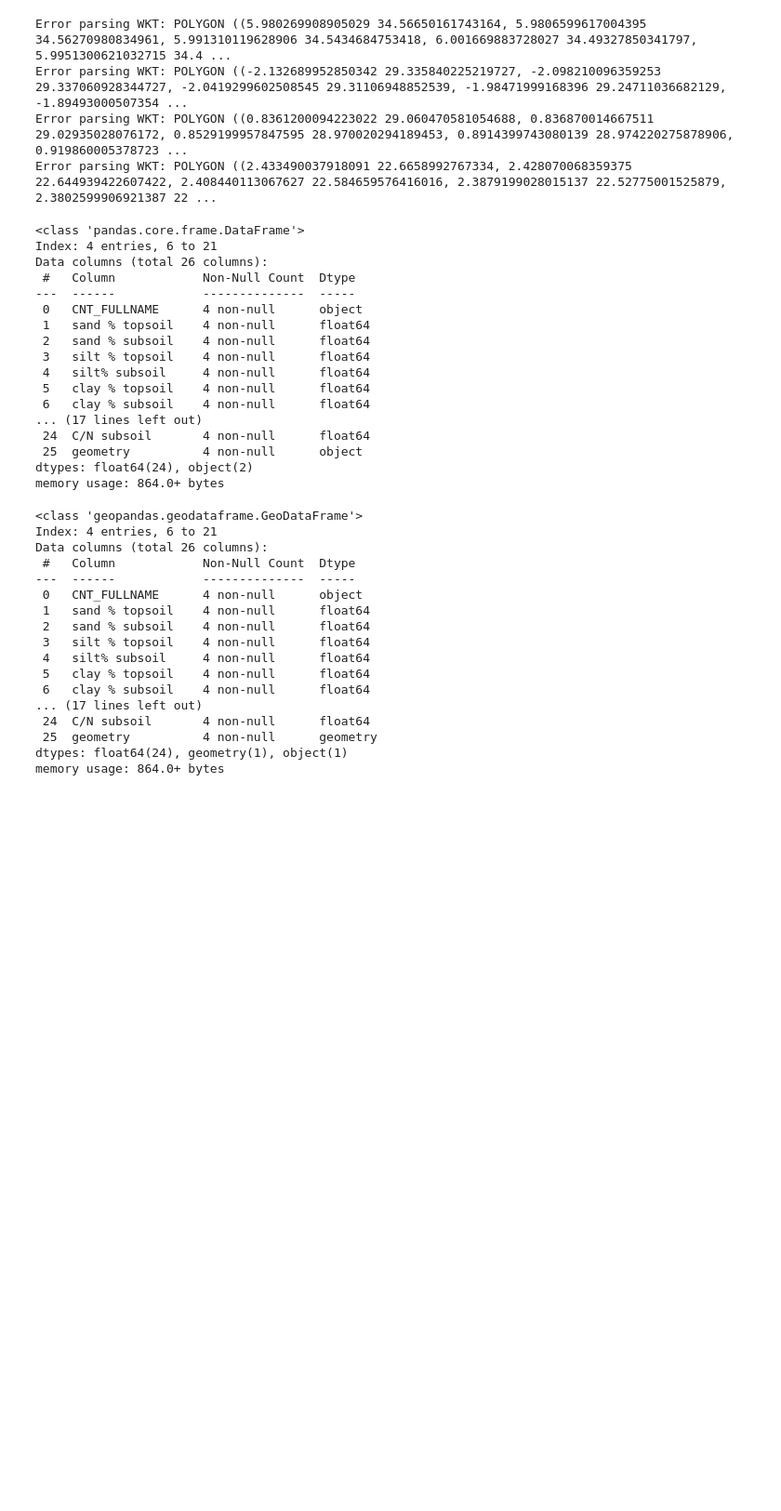
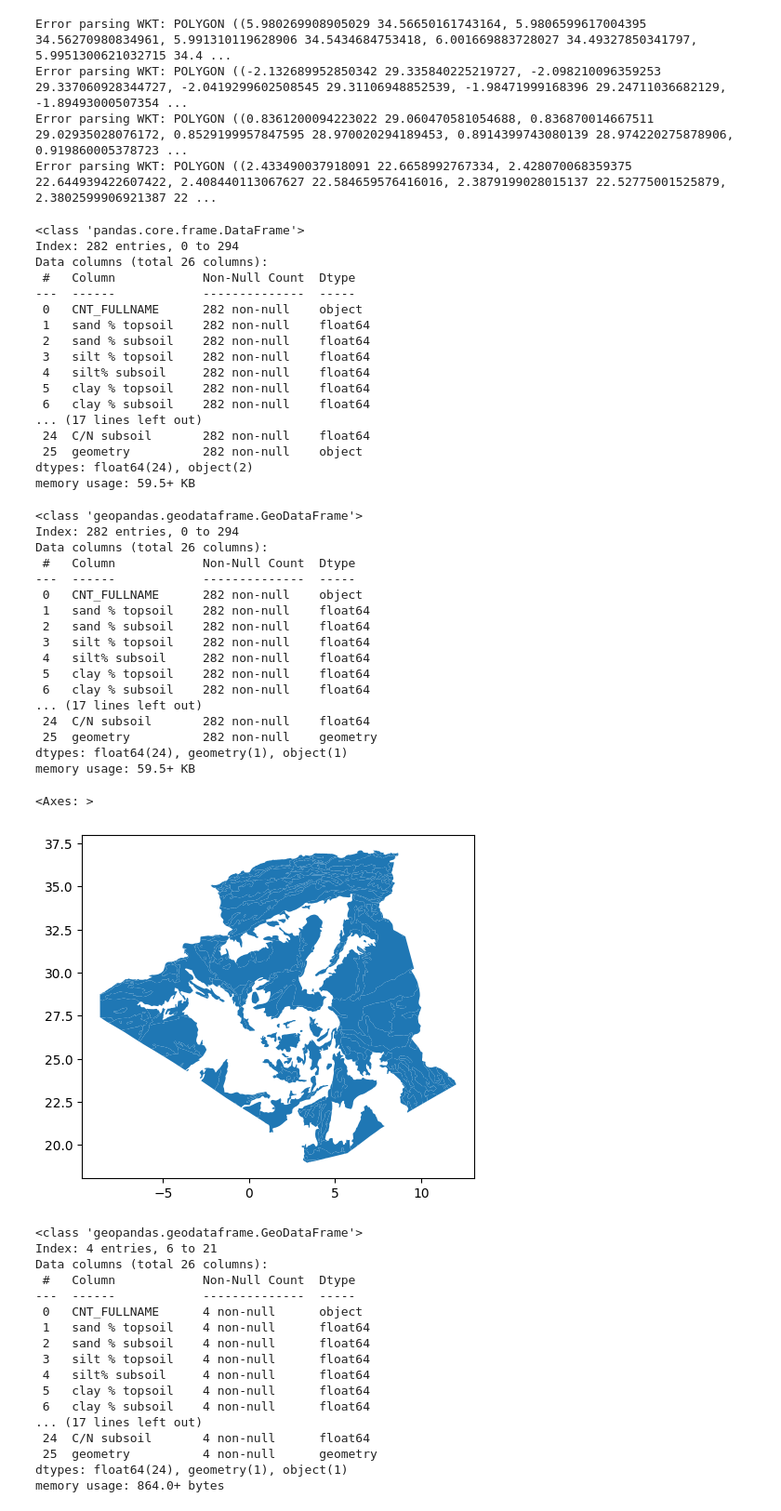
Before and after one commit to Rac11m/part1_dm, a Jupyter notebook: Code/dm.ipynb, the cells around one changed output. Shown at 93% size. Saved outputs shown, nothing was run; the diff lists cells and outputs as text; code cells hidden in the pictures; blank space fills up the shorter version.

```diff
--- a/Code/dm.ipynb
+++ b/Code/dm.ipynb
@@ -89,26 +104,50 @@ Error parsing WKT: POLYGON ((-2.132689952850342 29.335840225219727, -2.098210096
 Error parsing WKT: POLYGON ((0.8361200094223022 29.060470581054688, 0.836870014667511 29.02935028076172, 0.8529199957847595 28.970020294189453, 0.8914399743080139 28.974220275878906, 0.919860005378723 ...
 Error parsing WKT: POLYGON ((2.433490037918091 22.6658992767334, 2.428070068359375 22.644939422607422, 2.408440113067627 22.584659576416016, 2.3879199028015137 22.52775001525879, 2.3802599906921387 22 ...
 # %%
-df = df[df['geometry'].apply(lambda x: geo_tizi.intersects(x))]
+df = df[df['geometry'].apply(lambda x: geo_dz.intersects(x))]
 df.info()
 # %% [output]
 <class 'pandas.core.frame.DataFrame'>
-Index: 4 entries, 6 to 21
+Index: 282 entries, 0 to 294
 Data columns (total 26 columns):
  #   Column            Non-Null Count  Dtype
 ---  ------            --------------  -----
- 0   CNT_FULLNAME      4 non-null      object
- 1   sand % topsoil    4 non-null      float64
- 2   sand % subsoil    4 non-null      float64
- 3   silt % topsoil    4 non-null      float64
- 4   silt% subsoil     4 non-null      float64
- 5   clay % topsoil    4 non-null      float64
- 6   clay % subsoil    4 non-null      float64
+ 0   CNT_FULLNAME      282 non-null    object
+ 1   sand % topsoil    282 non-null    float64
+ 2   sand % subsoil    282 non-null    float64
+ 3   silt % topsoil    282 non-null    float64
+ 4   silt% subsoil     282 non-null    float64
+ 5   clay % topsoil    282 non-null    float64
+ 6   clay % subsoil    282 non-null    float64
 ... (17 lines left out)
- 24  C/N subsoil       4 non-null      float64
- 25  geometry          4 non-null      object
+ 24  C/N subsoil       282 non-null    float64
+ 25  geometry          282 non-null    object
 dtypes: float64(24), object(2)
-memory usage: 864.0+ bytes
+memory usage: 59.5+ KB
+# %%
+dzDf = geopd.GeoDataFrame(df, geometry='geometry')
+dzDf.info()
+dzDf.plot()
+# %% [output]
+<class 'geopandas.geodataframe.GeoDataFrame'>
+Index: 282 entries, 0 to 294
+Data columns (total 26 columns):
+ #   Column            Non-Null Count  Dtype
+---  ------            --------------  -----
+ 0   CNT_FULLNAME      282 non-null    object
+ 1   sand % topsoil    282 non-null    float64
+ 2   sand % subsoil    282 non-null    float64
+ 3   silt % topsoil    282 non-null    float64
+ 4   silt% subsoil     282 non-null    float64
+ 5   clay % topsoil    282 non-null    float64
+ 6   clay % subsoil    282 non-null    float64
+... (17 lines left out)
+ 24  C/N subsoil       282 non-null    float64
+ 25  geometry          282 non-null    geometry
+dtypes: float64(24), geometry(1), object(1)
+memory usage: 59.5+ KB
+<Axes: >
+[figure, added]
 # %%
 tizidf = geopd.GeoDataFrame(df, geometry='geometry')
 tizidf.info()
```
Also changed, not shown: parts of 12 cells of this notebook, 7 other files.
